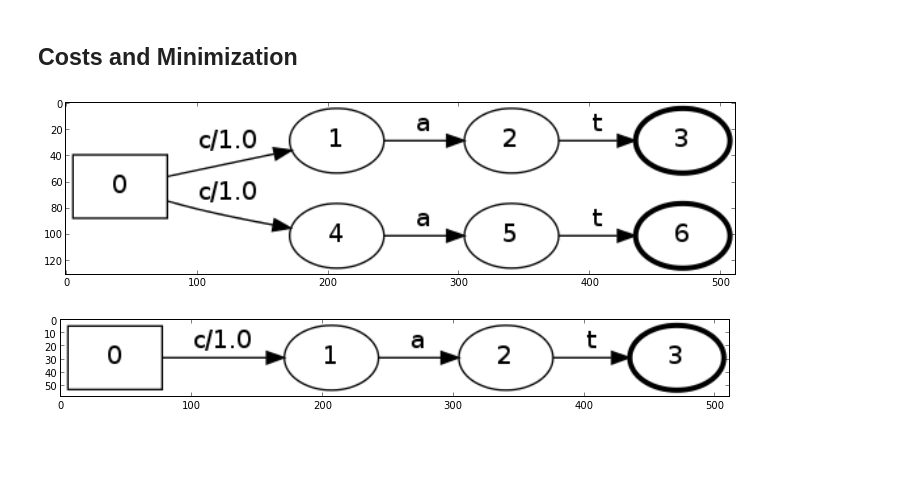
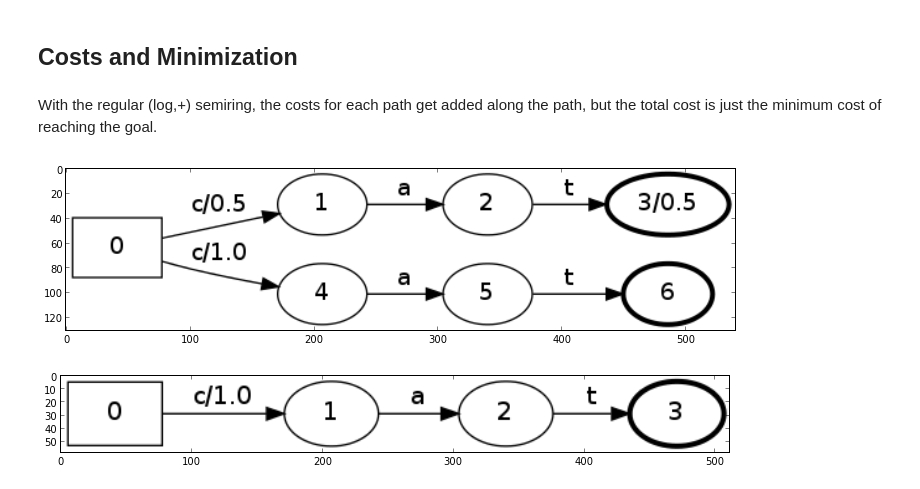
Before and after one commit to tmbdev-teaching/teaching-nlpa, a Jupyter notebook: openfst-weights-and-forwardbackward.ipynb, the cells around one changed output. Drawn from its saved outputs; the diff is of its cells as text; code cells hidden in the pictures; blank space fills up the shorter version.

```diff
--- a/openfst-weights-and-forwardbackward.ipynb
+++ b/openfst-weights-and-forwardbackward.ipynb
@@ -34,13 +43,15 @@ log(exp(-1.0)+exp(-1.0))
 -0.30685281944005466
 # %% [markdown]
 ## Costs and Minimization
+# %% [markdown]
+With the regular (log,+) semiring, the costs for each path get added along the path, but the total cost is just the minimum cost of reaching the goal.
 # %%
 fst = FST()
-fst.AddString("cat",1.0)
+fst.AddString("cat",0.5,0.5)
 fst.AddString("cat",1.0)
 show_fst(lf)
 # %% [output]
-[figure, old version]
+[figure, new version]
 # %%
 dfst = FST()
 openfst.Determinize(fst,dfst)
```
Also changed, not shown: parts of 3 cells of this notebook, 1 other file.
